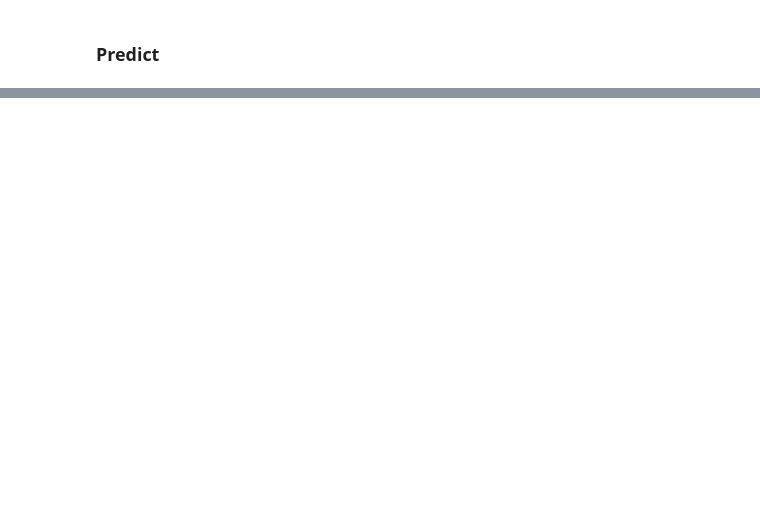
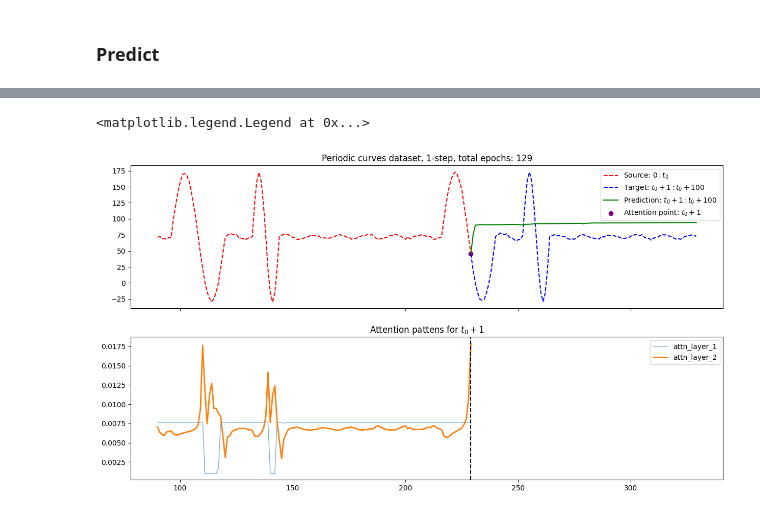
Before and after one commit to FinnAlberts/attention_analysis, a Jupyter notebook: notebooks/Simplex_attn_experiments/simplex_attention_decoder_only_experiments.ipynb, the cells around one changed output, grey strips where cells are left out. Saved outputs shown, nothing was run; the diff lists cells and outputs as text; code cells hidden in the pictures; blank space fills up the shorter version.

```diff
--- a/notebooks/Simplex_attn_experiments/simplex_attention_decoder_only_experiments.ipynb
+++ b/notebooks/Simplex_attn_experiments/simplex_attention_decoder_only_experiments.ipynb
@@ -226,0 +224,24 @@ plt.legend()
+# %%
+inspect_step = 0
+fig, (ax1, ax2) = plt.subplots(2, 1, figsize=(15, 8), sharex=True)
+
+ax1.plot(src_X.squeeze().cpu(), src_fX.squeeze().cpu(), '--r', label="Source: $0:t_0$")
+ax1.plot(tgt_X, tgt_fX, '--b', label=f"Target: $t_0+1: t_0+{horizon}$")
+ax1.plot(pred_X.squeeze()[-horizon-1:].cpu(), pred_fX.squeeze()[-horizon-1:].cpu(), '-g', label=f"Prediction: $t_0+1: t_0+{horizon}$")
+ax1.scatter(pred_X.squeeze()[-horizon-1+inspect_step].cpu(), pred_fX.squeeze()[-horizon-1+inspect_step].cpu(), c='purple', label=f"Attention point: $t_0 + {inspect_step+1}$")
+ax1.legend()
+ax1.set_title(f"Periodic curves dataset, 1-step, total epochs: {len(train_history)}")
+
+for i in range(n_layers):
+    attn = attention_weights[inspect_step][i][0, -1, :].cpu()
+    if i == n_layers-1:
+        ax2.plot(src_X.squeeze().cpu()+inspect_step, attn, alpha=1, linewidth=2, label=f'attn_layer_{i+1}')
+    else:
+        ax2.plot(src_X.squeeze().cpu()+inspect_step, attn, alpha=0.6, linewidth=1, label=f'attn_layer_{i+1}')
+
+ax2.set_title(f"Attention pattens for $t_0+{inspect_step+1}$")
+ax2.axvline(src_X.squeeze().cpu()[-1]+inspect_step, linestyle='--', color='k')
+ax2.legend()
+# %% [output]
+<matplotlib.legend.Legend at 0x...>
+[figure, added]
```
Also changed, not shown: parts of 51 cells of this notebook.
